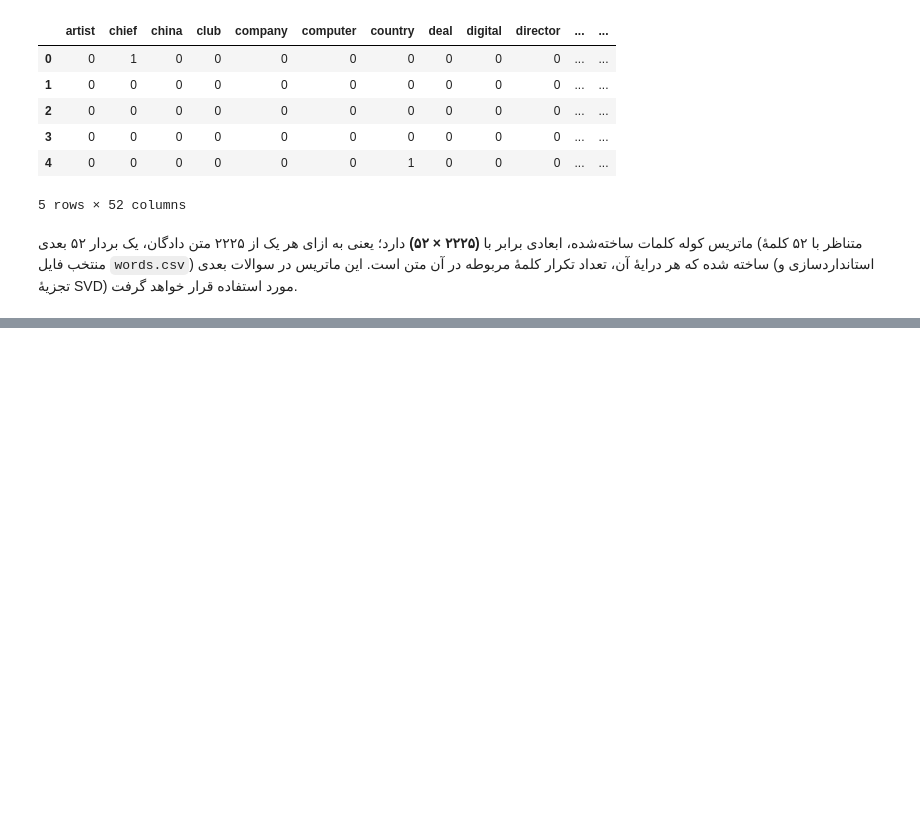
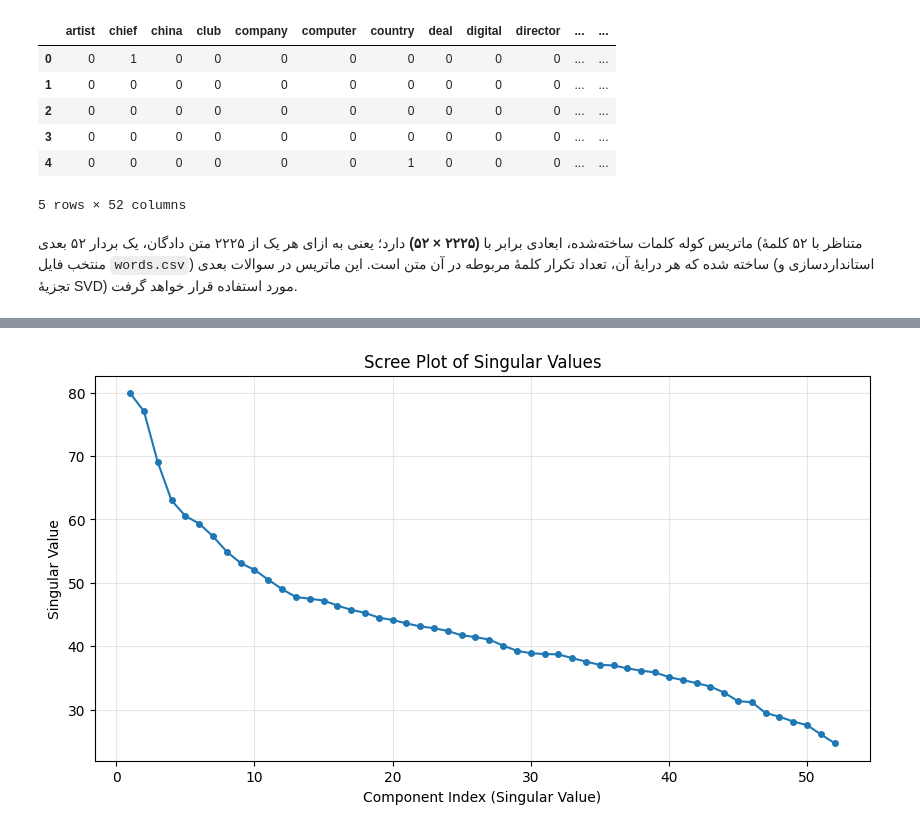
Before and after one commit to MMDHOP/Projects, a Jupyter notebook: LSA_News_Classification/Code.ipynb, the cells around one changed output, grey strips where cells are left out. Drawn from its saved outputs; the diff is of its cells as text; code cells hidden in the pictures; blank space fills up the shorter version.

```diff
--- a/LSA_News_Classification/Code.ipynb
+++ b/LSA_News_Classification/Code.ipynb
@@ -215,0 +221,9 @@ BW_df.head()
+# %%
+train_df = df.iloc[:2000].reset_index(drop=True)
+test_df = df.iloc[2000:].reset_index(drop=True)
+
+BW_train = BW[:2000]
+BW_test = BW[2000:]
+
+print("ابعاد داده‌های آموزش:", BW_train.shape)
+print("ابعاد داده‌های آزمون:", BW_test.shape)
@@ -215,0 +250,15 @@ BW_df.head()
+# %%
+# استانداردسازی ماتریس کوله کلمات (میانگین صفر، واریانس واحد برای هر کلمه)
+mean_ = BW_train.mean(axis=0)
+std_ = BW_train.std(axis=0)
+std_[std_ == 0] = 1  # جلوگیری از تقسیم بر صفر برای کلماتی که در هیچ متنی تکرار نشده‌اند
+
+X = (BW_train - mean_) / std_
+
+# تجزیه SVD اقتصادی
+U, S, Vt = np.linalg.svd(X, full_matrices=False)
+
+print("ابعاد ماتریس استاندارد شده X:", X.shape)
+print("ابعاد ماتریس U (اسناد-مفاهیم):", U.shape)
+print("ابعاد بردار مقادیر تکین Σ:", S.shape)
+print("ابعاد ماتریس V^T (مفاهیم-کلمات):", Vt.shape)
@@ -215,0 +276,10 @@ BW_df.head()
+# %%
+plt.figure(figsize=(10, 5))
+plt.plot(range(1, len(S) + 1), S, marker='o', markersize=4)
+plt.xlabel('Component Index (Singular Value)')
+plt.ylabel('Singular Value')
+plt.title('Scree Plot of Singular Values')
+plt.grid(True, alpha=0.3)
+plt.show()
+# %% [output]
+[figure, added]
```
Also changed, not shown: parts of 14 cells of this notebook.
